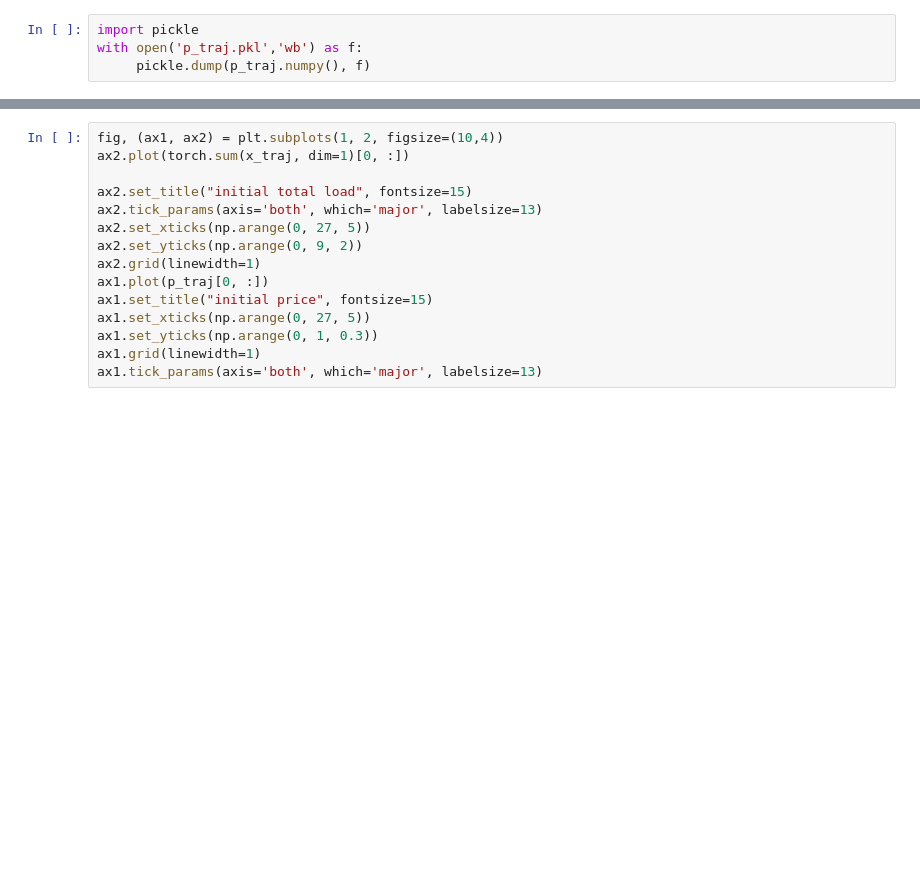
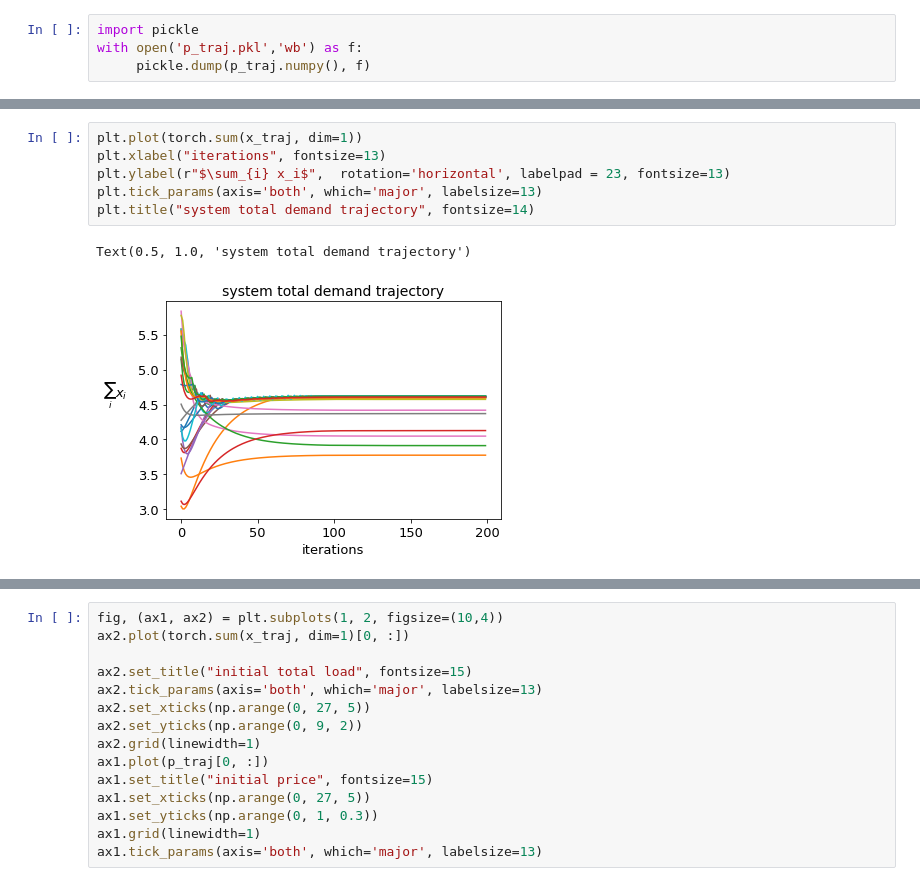
Before and after one commit to socially-optimal-energy/pscc-2024, a Jupyter notebook: determinstic_adaptive_mechanism.ipynb, the cells around one changed output, grey strips where cells are left out. Saved outputs shown, nothing was run; the diff lists cells and outputs as text; blank space fills up the shorter version.

Commit message:
updated mechanism for both single and multi time-dimensional case

```diff
--- a/determinstic_adaptive_mechanism.ipynb
+++ b/determinstic_adaptive_mechanism.ipynb
@@ -142,0 +191,9 @@ with open('p_traj.pkl','wb') as f:
+# %%
+plt.plot(torch.sum(x_traj, dim=1))
+plt.xlabel("iterations", fontsize=13)
+plt.ylabel(r"$\sum_{i} x_i$",  rotation='horizontal', labelpad = 23, fontsize=13)
+plt.tick_params(axis='both', which='major', labelsize=13)
+plt.title("system total demand trajectory", fontsize=14)
+# %% [output]
+Text(0.5, 1.0, 'system total demand trajectory')
+[figure, added]
```
Also changed, not shown: parts of 14 cells of this notebook.
